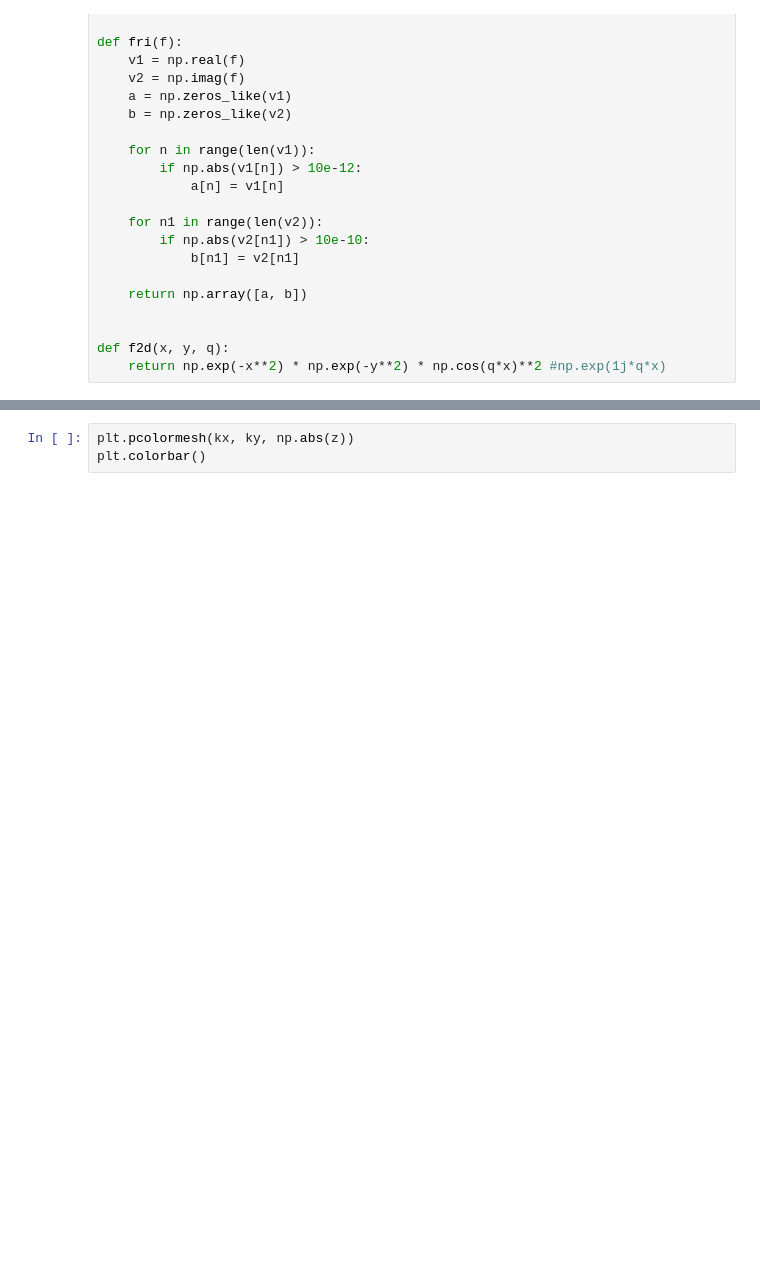
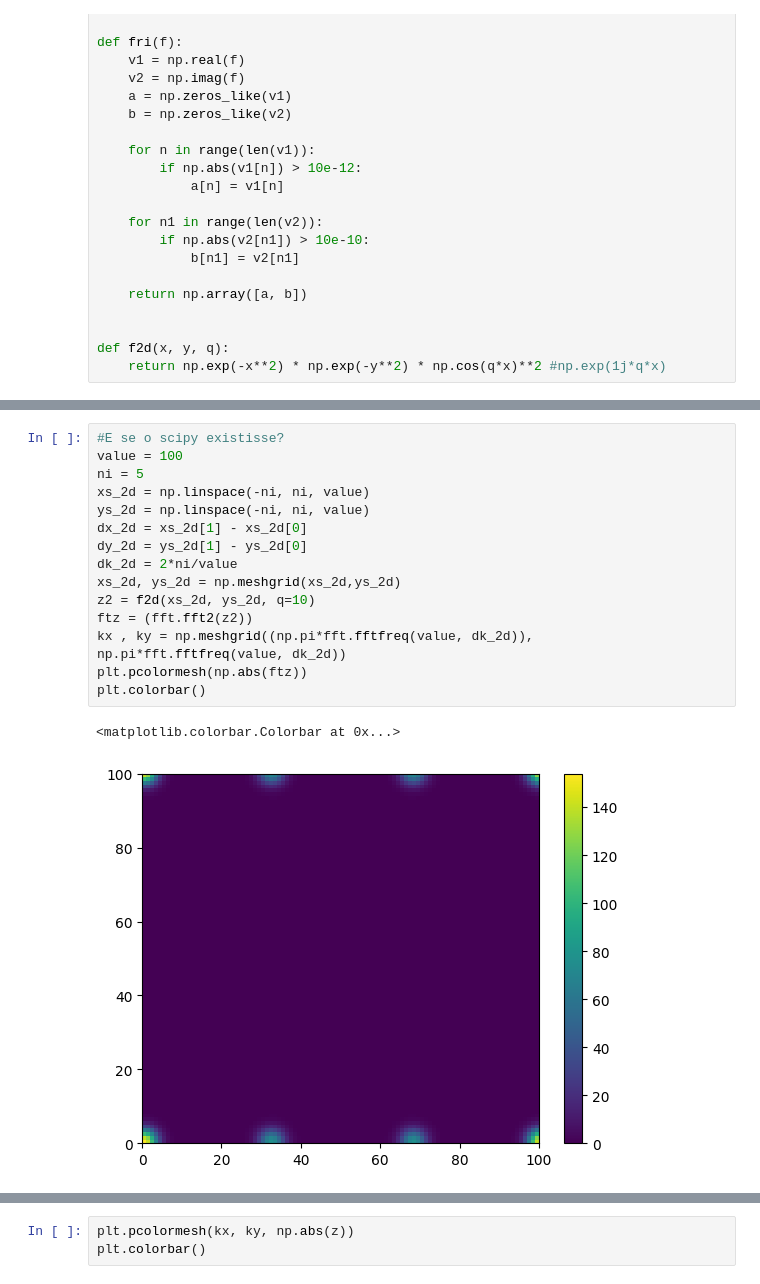
Before and after one commit to IuryPrego/overlap, a Jupyter notebook: ft.ipynb, the cells around one changed output, grey strips where cells are left out. Drawn from its saved outputs; the diff is of its cells as text; blank space fills up the shorter version.

```diff
--- a/ft.ipynb
+++ b/ft.ipynb
@@ -62,0 +91,18 @@ z = [ ft(f, k, x, dx, q=2) for k in x ]
+# %%
+#E se o scipy existisse?
+value = 100
+ni = 5
+xs_2d = np.linspace(-ni, ni, value)
+ys_2d = np.linspace(-ni, ni, value)
+dx_2d = xs_2d[1] - xs_2d[0]
+dy_2d = ys_2d[1] - ys_2d[0]
+dk_2d = 2*ni/value
+xs_2d, ys_2d = np.meshgrid(xs_2d,ys_2d)
+z2 = f2d(xs_2d, ys_2d, q=10)
+ftz = (fft.fft2(z2))
+kx , ky = np.meshgrid((np.pi*fft.fftfreq(value, dk_2d)), np.pi*fft.fftfreq(value, dk_2d))
+plt.pcolormesh(np.abs(ftz))
+plt.colorbar()
+# %% [output]
+<matplotlib.colorbar.Colorbar at 0x...>
+[figure, added]
```
Also changed, not shown: parts of 12 cells of this notebook.
